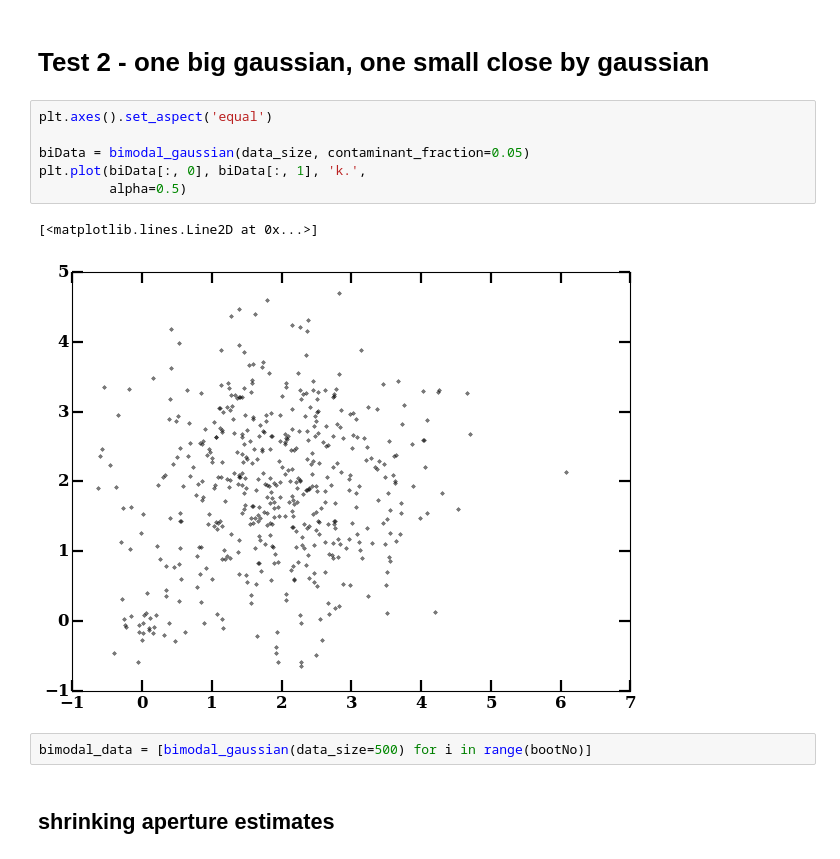
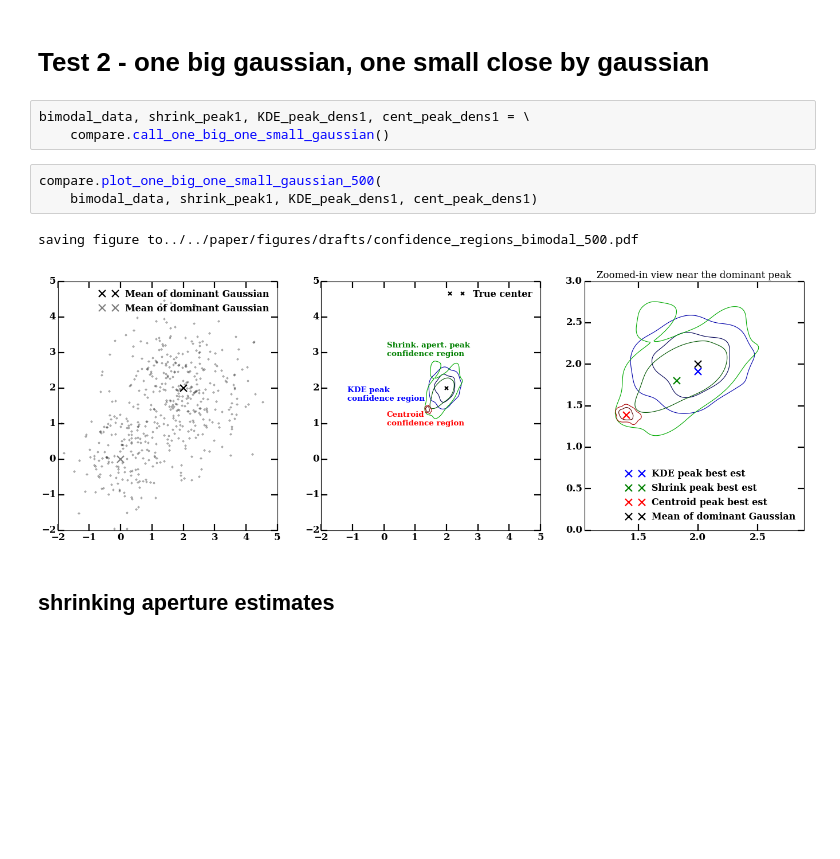
Before and after one commit to karenyyng/galaxy_DM_offset, a Jupyter notebook: code/analyses/compare_peak_methods.ipynb, the cells around one changed output. Cells and saved outputs as stored; diff of their text form; blank space fills up the shorter version.

```diff
--- a/code/analyses/compare_peak_methods.ipynb
+++ b/code/analyses/compare_peak_methods.ipynb
@@ -59,16 +38,14 @@ saving figure to../../paper/figures/drafts/gauss500.pdf
 # %% [markdown]
 # Test 2 - one big gaussian, one small close by gaussian
-# %%
-plt.axes().set_aspect('equal')
-
-biData = bimodal_gaussian(data_size, contaminant_fraction=0.05)
-plt.plot(biData[:, 0], biData[:, 1], 'k.',
-         alpha=0.5)
-# %% [output]
-[<matplotlib.lines.Line2D at 0x...>]
-[figure, removed]
-# %%
-bimodal_data = [bimodal_gaussian(data_size=500) for i in range(bootNo)]
+# %%
+bimodal_data, shrink_peak1, KDE_peak_dens1, cent_peak_dens1 = \
+    compare.call_one_big_one_small_gaussian()
+# %%
+compare.plot_one_big_one_small_gaussian_500(
+    bimodal_data, shrink_peak1, KDE_peak_dens1, cent_peak_dens1)
+# %% [output]
+saving figure to../../paper/figures/drafts/confidence_regions_bimodal_500.pdf
+[figure, added]
 # %% [markdown]
 ## shrinking aperture estimates
 # %%
```
Also changed, not shown: parts of 5 cells of this notebook, 4 other files.
